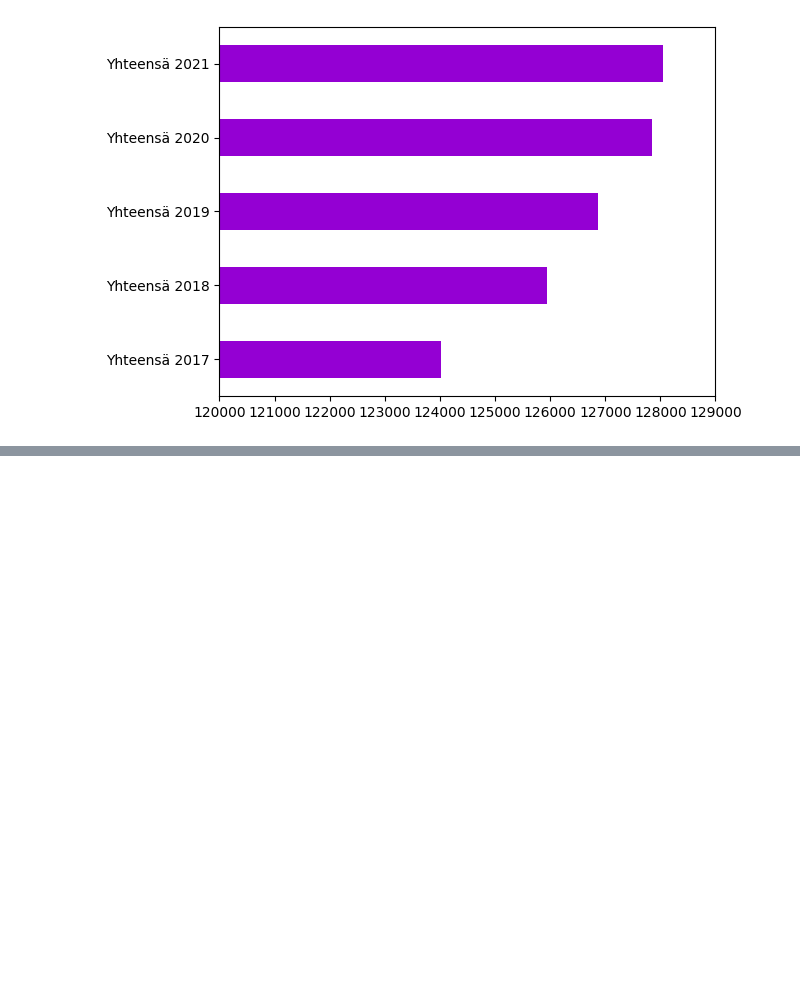
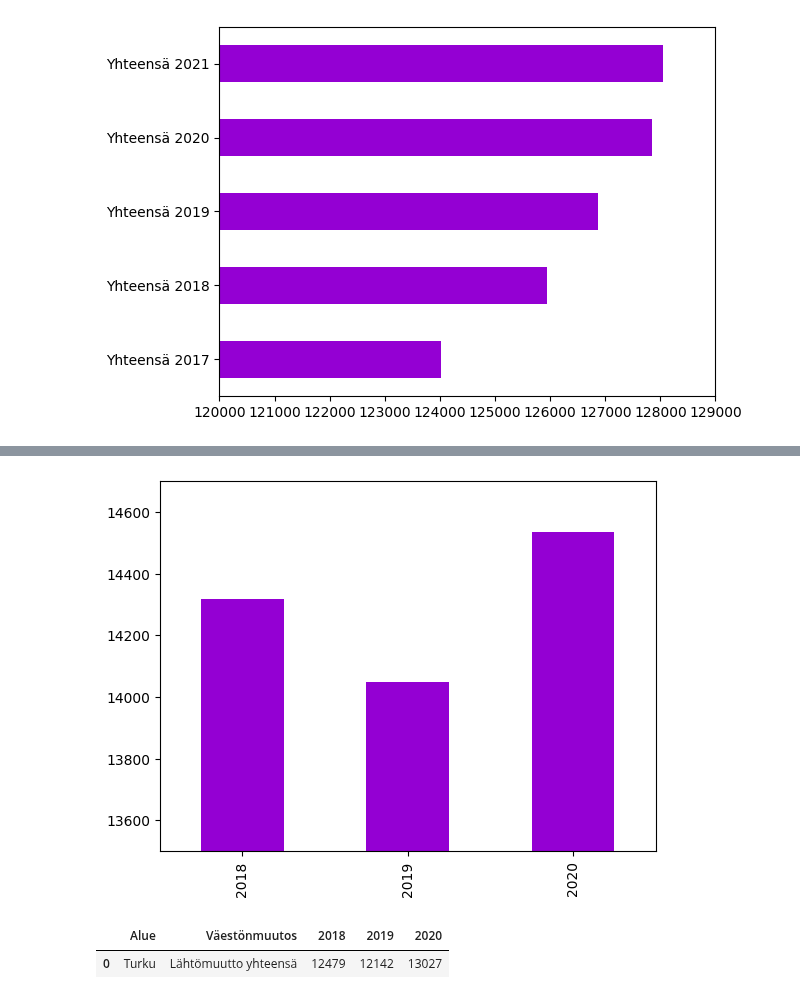
Before and after one commit to Real-Joni00/Mobile-project, a Jupyter notebook: screens/StackNavigationCities/Finland/DataVisualizationFIN/turku.ipynb, the cells around one changed output, grey strips where cells are left out. Cells and saved outputs as stored; diff of their text form; code cells hidden in the pictures; blank space fills up the shorter version.

Commit message:
datahakuja + visualisointeja

```diff
--- a/screens/StackNavigationCities/Finland/DataVisualizationFIN/turku.ipynb
+++ b/screens/StackNavigationCities/Finland/DataVisualizationFIN/turku.ipynb
@@ -110,3 +110,10 @@ plt.xlim(120000, 129000)
 plt.savefig('../images/turuntyöikäiset.jpg')
 # %% [output]
 [figure]
+# %%
+#Read file
+
+df_turkumigration = pd.read_csv('./DatafilesFIN/turku_migration.csv', encoding='latin-1')
+
+for col in df_turkumigration:
+    df_turkumigration[col] = df_turkumigration[col].replace('"', '', regex=True)
@@ -112,0 +125,6 @@ plt.savefig('../images/turuntyöikäiset.jpg')
+# %%
+print(df_turkumigration.iloc[0])
+row = df_turkumigration.iloc[0]
+row['2018']=row['2018'].astype(float)
+row['2019']=row['2019'].astype(float)
+row['2020']=row['2020'].astype(float)
@@ -112,0 +150,6 @@ plt.savefig('../images/turuntyöikäiset.jpg')
+# %%
+row[['2018', '2019', '2020']].plot.bar(color = 'darkviolet')
+plt.ylim(13500, 14700)
+plt.savefig('../images/turkumigration.jpg')
+# %% [output]
+[figure, added]
@@ -112,0 +163,5 @@ plt.savefig('../images/turuntyöikäiset.jpg')
+# %%
+df_turkuemigration.head()
+# %% [output]
+|  | Alue | Väestönmuutos | 2018 | 2019 | 2020 |
+| 0 | Turku | Lähtömuutto yhteensä | 12479 | 12142 | 13027 |
```
Also changed, not shown: parts of 9 cells of this notebook, 9 other files.
